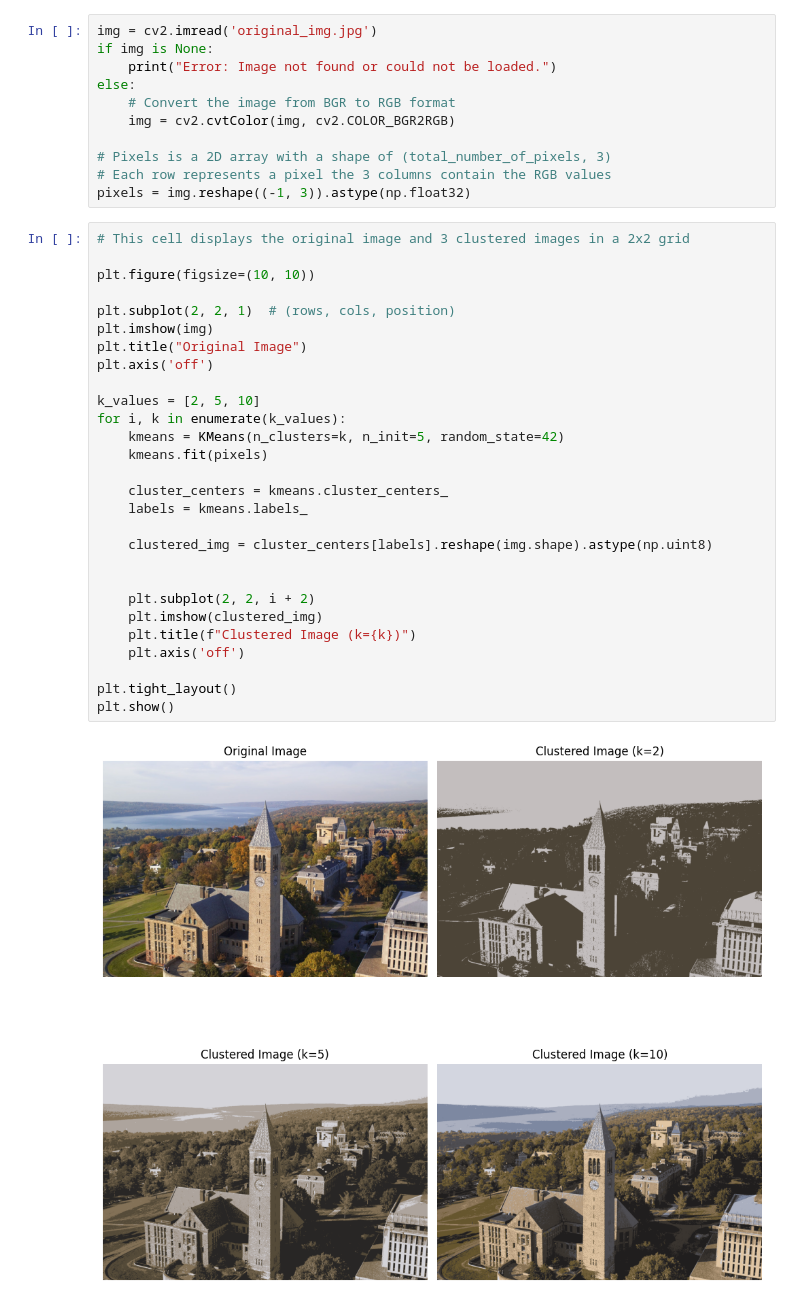
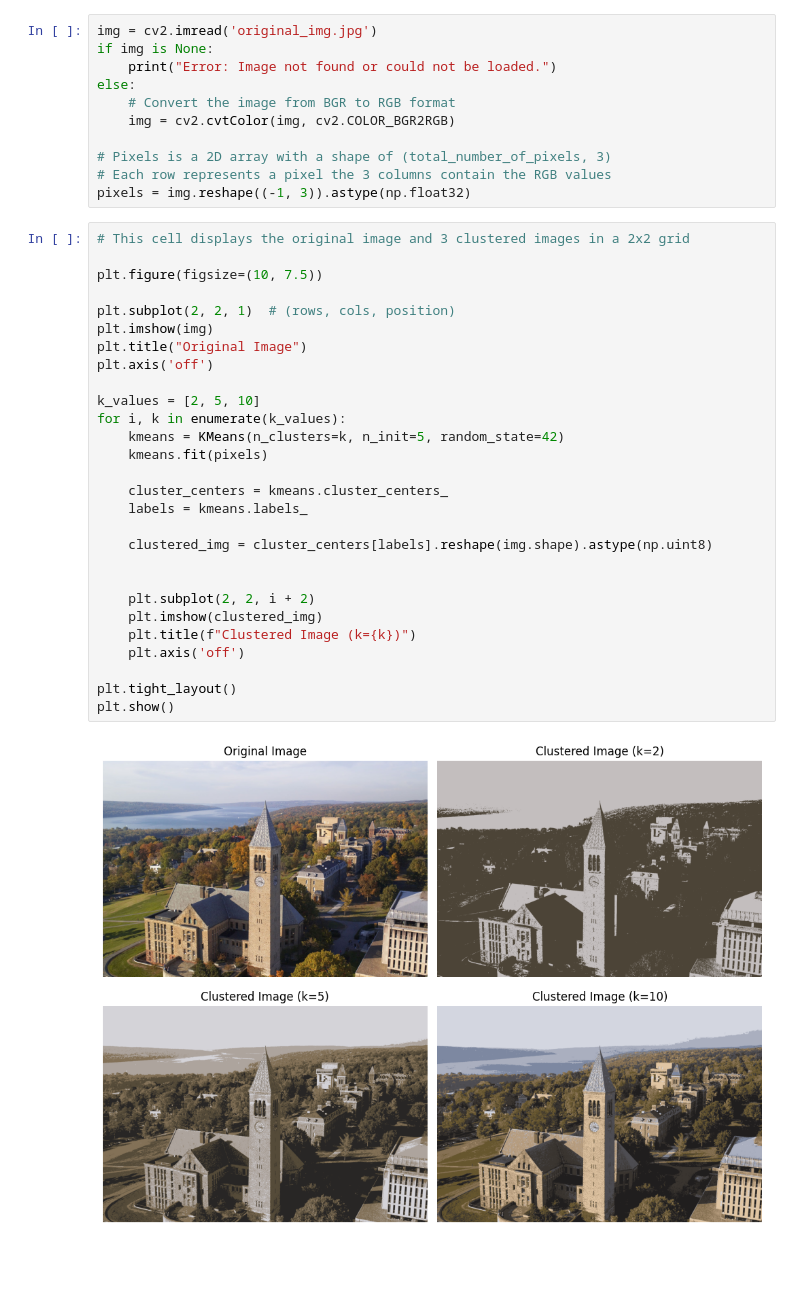
Before and after one commit to Angelina010/image-compression, a Jupyter notebook: image_compression.ipynb, the cells around one changed output. Drawn from its saved outputs; the diff is of its cells as text; blank space fills up the shorter version.

Commit message:
Fixed spacing in figure

```diff
--- a/image_compression.ipynb
+++ b/image_compression.ipynb
@@ -17,31 +17,31 @@ pixels = img.reshape((-1, 3)).astype(np.float32)
 # %%
 # This cell displays the original image and 3 clustered images in a 2x2 grid
 
-plt.figure(figsize=(10, 10))
+plt.figure(figsize=(10, 7.5))
 
 plt.subplot(2, 2, 1)  # (rows, cols, position)
 plt.imshow(img)
 plt.title("Original Image")
 plt.axis('off')
 
 k_values = [2, 5, 10]
 for i, k in enumerate(k_values):
     kmeans = KMeans(n_clusters=k, n_init=5, random_state=42)
     kmeans.fit(pixels)
 
     cluster_centers = kmeans.cluster_centers_
     labels = kmeans.labels_
 
     clustered_img = cluster_centers[labels].reshape(img.shape).astype(np.uint8)
 
 
     plt.subplot(2, 2, i + 2)
     plt.imshow(clustered_img)
     plt.title(f"Clustered Image (k={k})")
     plt.axis('off')
 
 plt.tight_layout()
 plt.show()
 # %% [output]
-[figure, old version]
+[figure, new version]
 # %%
```
Also changed, not shown: parts of 1 cell of this notebook.
